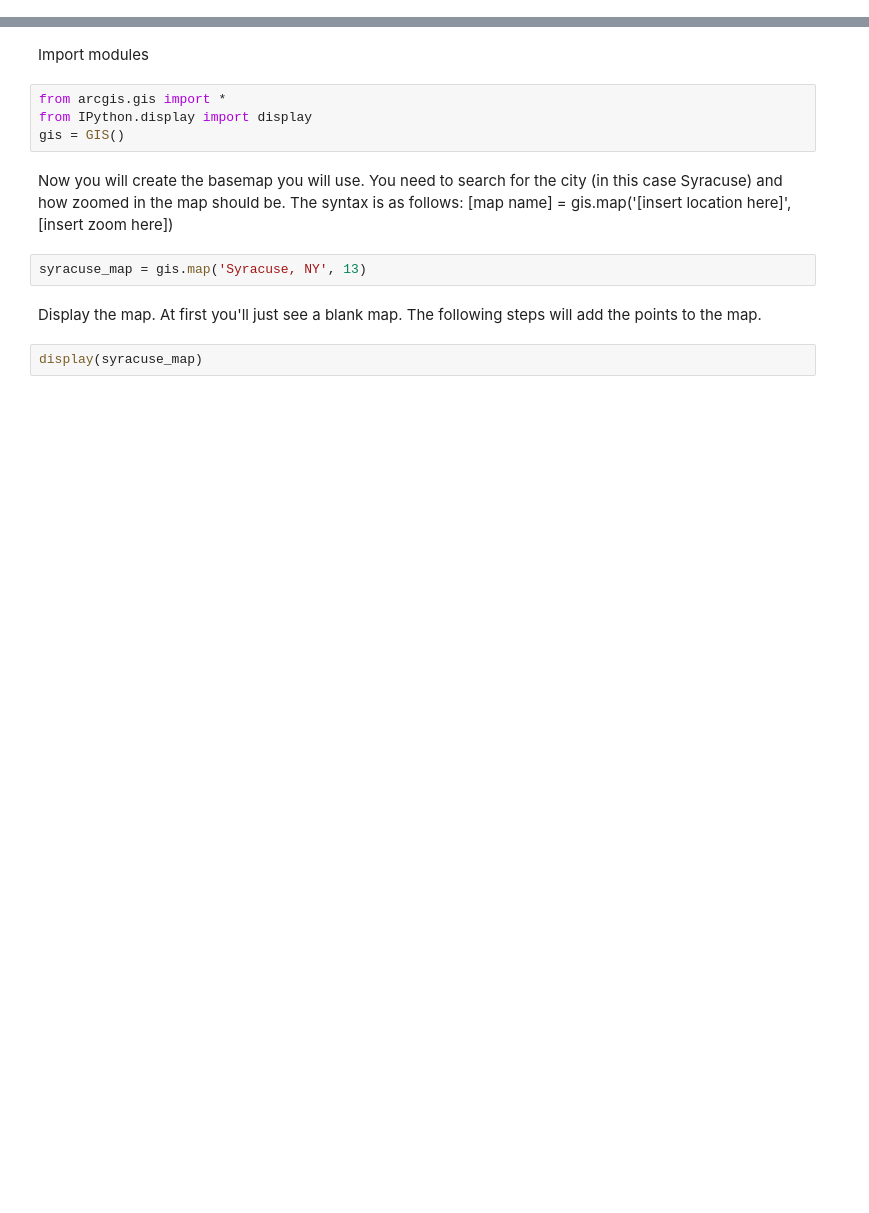
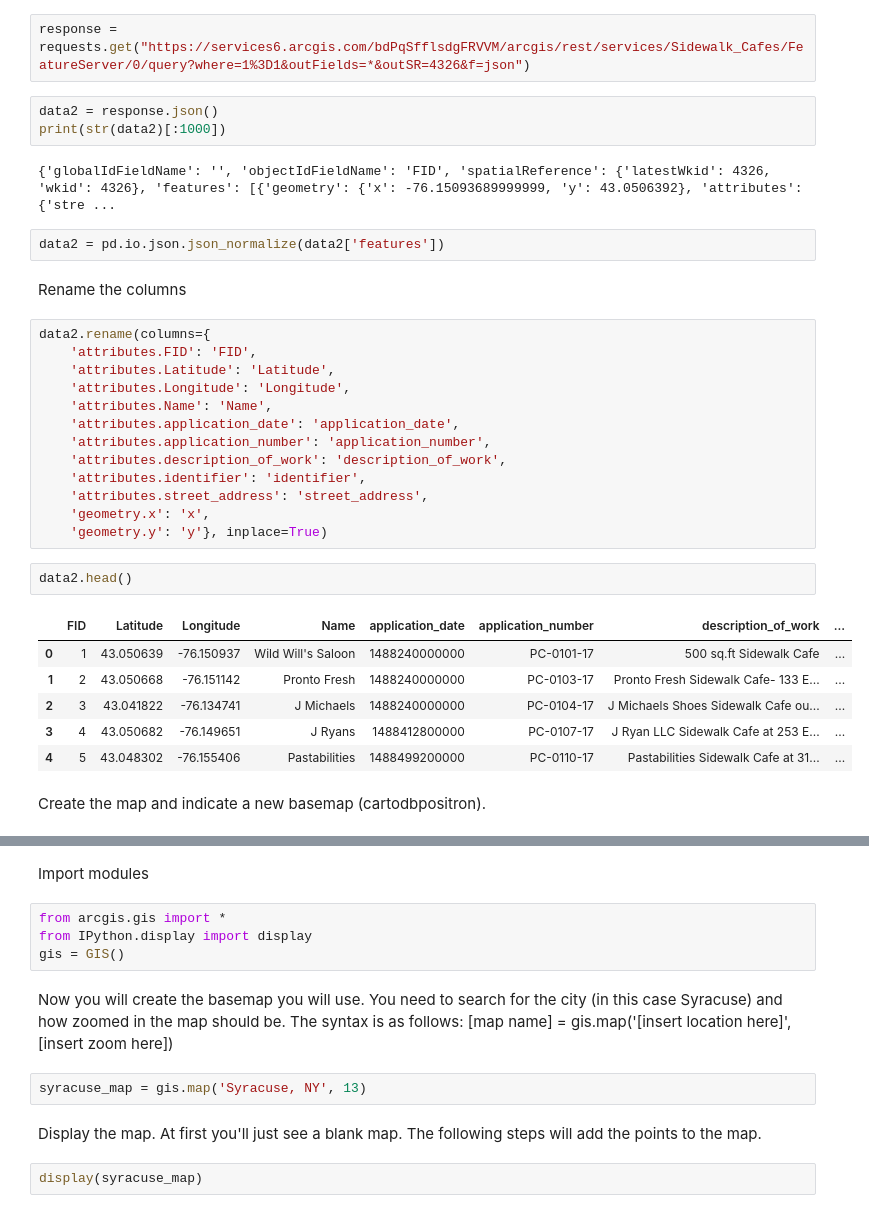
Before and after one commit to CityofSyracuse/OpenDataTutorial, a Jupyter notebook: Python/Create+Map+of+Sidewalk+Cafes+in+Syracuse+Using+Python.ipynb, the cells around one changed output, grey strips where cells are left out. Drawn from its saved outputs; the diff is of its cells as text; blank space fills up the shorter version.

```diff
--- a/Python/Create+Map+of+Sidewalk+Cafes+in+Syracuse+Using+Python.ipynb
+++ b/Python/Create+Map+of+Sidewalk+Cafes+in+Syracuse+Using+Python.ipynb
@@ -0,0 +16,35 @@
+# %%
+response = requests.get("https://services6.arcgis.com/bdPqSfflsdgFRVVM/arcgis/rest/services/Sidewalk_Cafes/FeatureServer/0/query?where=1%3D1&outFields=*&outSR=4326&f=json")
+# %%
+data2 = response.json()
+print(str(data2)[:1000])
+# %% [output]
+{'globalIdFieldName': '', 'objectIdFieldName': 'FID', 'spatialReference': {'latestWkid': 4326, 'wkid': 4326}, 'features': [{'geometry': {'x': -76.15093689999999, 'y': 43.0506392}, 'attributes': {'stre ...
+# %%
+data2 = pd.io.json.json_normalize(data2['features'])
+# %% [markdown]
+Rename the columns
+# %%
+data2.rename(columns={
+    'attributes.FID': 'FID',
+    'attributes.Latitude': 'Latitude',
+    'attributes.Longitude': 'Longitude',
+    'attributes.Name': 'Name',
+    'attributes.application_date': 'application_date',
+    'attributes.application_number': 'application_number',
+    'attributes.description_of_work': 'description_of_work',
+    'attributes.identifier': 'identifier',
+    'attributes.street_address': 'street_address',
+    'geometry.x': 'x',
+    'geometry.y': 'y'}, inplace=True)
+# %%
+data2.head()
+# %% [output]
+|  | FID | Latitude | Longitude | Name | application_date | application_number | description_of_work | ... |
+| 0 | 1 | 43.050639 | -76.150937 | Wild Will's Saloon | 1488240000000 | PC-0101-17 | 500 sq.ft Sidewalk Cafe | ... |
+| 1 | 2 | 43.050668 | -76.151142 | Pronto Fresh | 1488240000000 | PC-0103-17 | Pronto Fresh Sidewalk Cafe- 133 E... | ... |
+| 2 | 3 | 43.041822 | -76.134741 | J Michaels | 1488240000000 | PC-0104-17 | J Michaels Shoes Sidewalk Cafe ou... | ... |
+| 3 | 4 | 43.050682 | -76.149651 | J Ryans | 1488412800000 | PC-0107-17 | J Ryan LLC Sidewalk Cafe at 253 E... | ... |
+| 4 | 5 | 43.048302 | -76.155406 | Pastabilities | 1488499200000 | PC-0110-17 | Pastabilities Sidewalk Cafe at 31... | ... |
+# %% [markdown]
+Create the map and indicate a new basemap (cartodbpositron).
```
Also changed, not shown: parts of 9 cells of this notebook, 2 other files.
